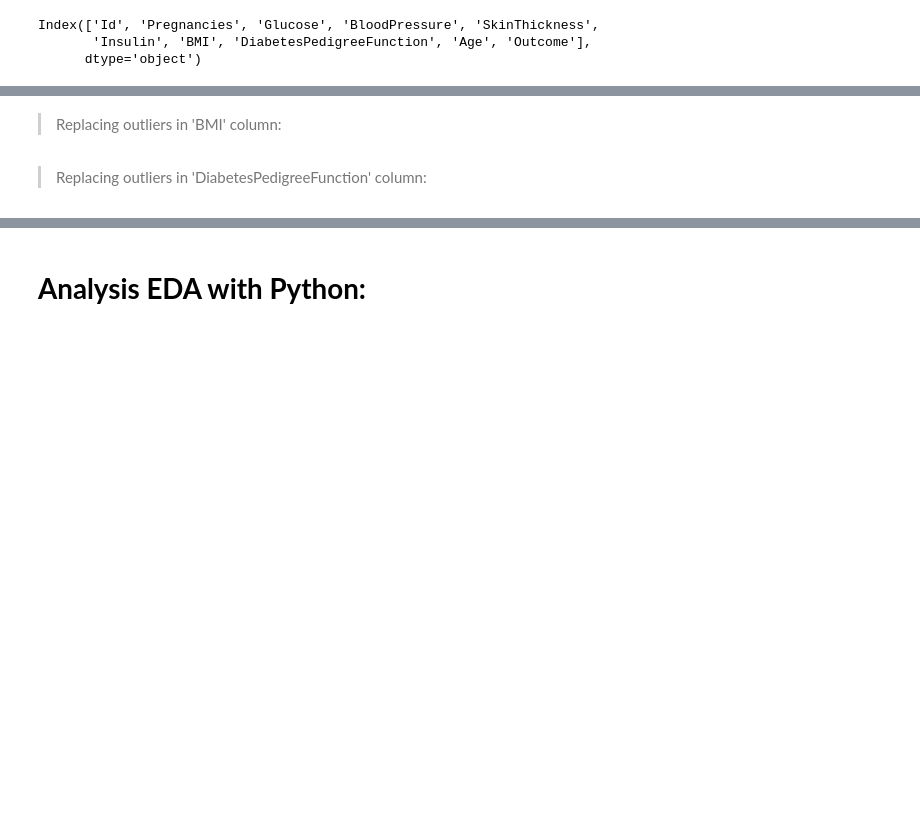
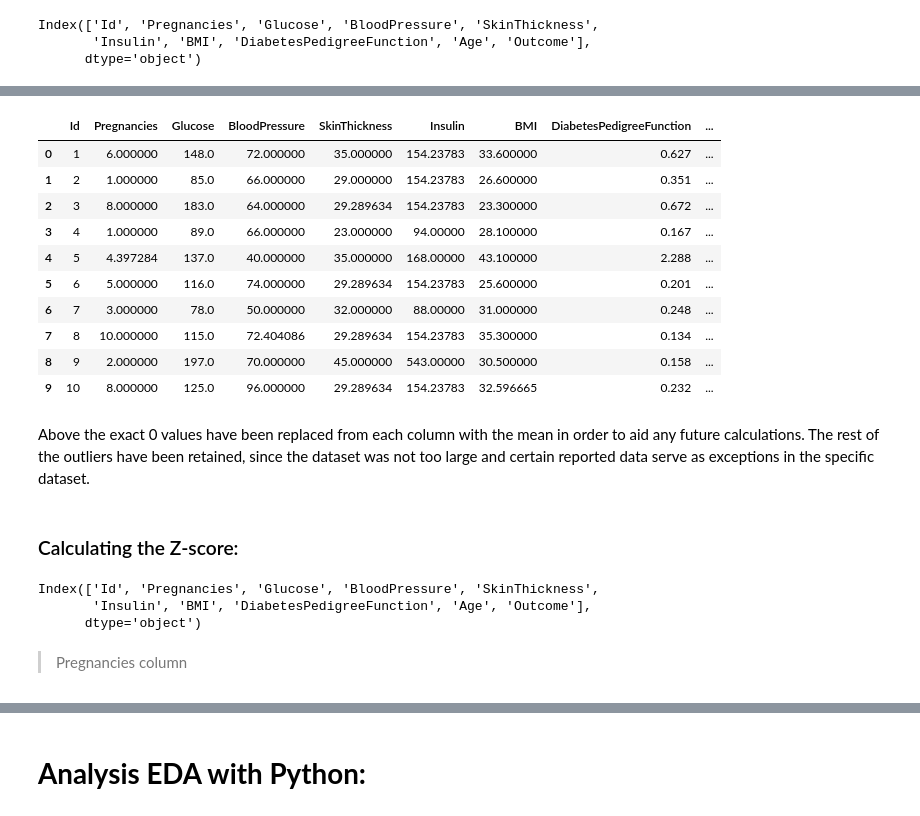
Before and after one commit to angeliki-tzanou/datasci_3_eda, a Jupyter notebook: Assignment_3_HHA_507.ipynb, the cells around one changed output, grey strips where cells are left out. Cells and saved outputs as stored; diff of their text form; code cells hidden in the pictures; blank space fills up the shorter version.

```diff
--- a/Assignment_3_HHA_507.ipynb
+++ b/Assignment_3_HHA_507.ipynb
@@ -606,29 +584,22 @@ df_hcdiab['SkinThickness'] = np.where(
-# %%
-outliers = [x for x in df_hcdiab['Insulin'] if x < threshold_lower or x > threshold_upper]
-df_hcdiab['Insulin'] = np.where(
-    (df_hcdiab['Insulin'].isin(outliers)),
-    df_hcdiab['Insulin'].mean(),
-    df_hcdiab['Insulin']
-)
-# %% [markdown]
-
-
-> Replacing outliers in 'BMI' column:
-# %%
-outliers = [x for x in df_hcdiab['BMI'] if x < threshold_lower or x > threshold_upper]
-df_hcdiab['BMI'] = np.where(
-    (df_hcdiab['BMI'].isin(outliers)),
-    df_hcdiab['BMI'].mean(),
-    df_hcdiab['BMI']
-)
-# %% [markdown]
-
-
-> Replacing outliers in 'DiabetesPedigreeFunction' column:
-# %%
-outliers = [x for x in df_hcdiab['DiabetesPedigreeFunction'] if x < threshold_lower or x > threshold_upper]
-df_hcdiab['DiabetesPedigreeFunction'] = np.where(
-    (df_hcdiab['DiabetesPedigreeFunction'].isin(outliers)),
-    df_hcdiab['DiabetesPedigreeFunction'].mean(),
-    df_hcdiab['DiabetesPedigreeFunction']
-)
+# %%
+for column in df_hcdiab.columns:
+    if df_hcdiab[column].dtype in [np.int64, np.float64]:
+        df_hcdiab[column] = df_hcdiab[column].replace(0, df_hcdiab[column][df_hcdiab[column] != 0].mean())
+# %%
+df_hcdiab.head(10)
+# %% [output]
+|  | Id | Pregnancies | Glucose | BloodPressure | SkinThickness | Insulin | BMI | DiabetesPedigreeFunction | ... |
+| 0 | 1 | 6.000000 | 148.0 | 72.000000 | 35.000000 | 154.23783 | 33.600000 | 0.627 | ... |
+| 1 | 2 | 1.000000 | 85.0 | 66.000000 | 29.000000 | 154.23783 | 26.600000 | 0.351 | ... |
+| 2 | 3 | 8.000000 | 183.0 | 64.000000 | 29.289634 | 154.23783 | 23.300000 | 0.672 | ... |
+| 3 | 4 | 1.000000 | 89.0 | 66.000000 | 23.000000 | 94.00000 | 28.100000 | 0.167 | ... |
+| 4 | 5 | 4.397284 | 137.0 | 40.000000 | 35.000000 | 168.00000 | 43.100000 | 2.288 | ... |
+| 5 | 6 | 5.000000 | 116.0 | 74.000000 | 29.289634 | 154.23783 | 25.600000 | 0.201 | ... |
+| 6 | 7 | 3.000000 | 78.0 | 50.000000 | 32.000000 | 88.00000 | 31.000000 | 0.248 | ... |
+| 7 | 8 | 10.000000 | 115.0 | 72.404086 | 29.289634 | 154.23783 | 35.300000 | 0.134 | ... |
+| 8 | 9 | 2.000000 | 197.0 | 70.000000 | 45.000000 | 543.00000 | 30.500000 | 0.158 | ... |
+| 9 | 10 | 8.000000 | 125.0 | 96.000000 | 29.289634 | 154.23783 | 32.596665 | 0.232 | ... |
+# %% [markdown]
+Above the exact 0 values have been replaced from each column with the mean in order to aid any future calculations. The rest of the outliers have been retained, since the dataset was not too large and certain reported data serve as exceptions in the specific dataset.
+# %% [markdown]
+### Calculating the Z-score:
@@ -634,0 +608,10 @@ df_hcdiab['DiabetesPedigreeFunction'] = np.where(
+# %%
+df_hcdiab.columns
+# %% [output]
+Index(['Id', 'Pregnancies', 'Glucose', 'BloodPressure', 'SkinThickness',
+       'Insulin', 'BMI', 'DiabetesPedigreeFunction', 'Age', 'Outcome'],
+      dtype='object')
+# %% [markdown]
+
+
+> Pregnancies column
```
Also changed, not shown: parts of 17 cells of this notebook.
